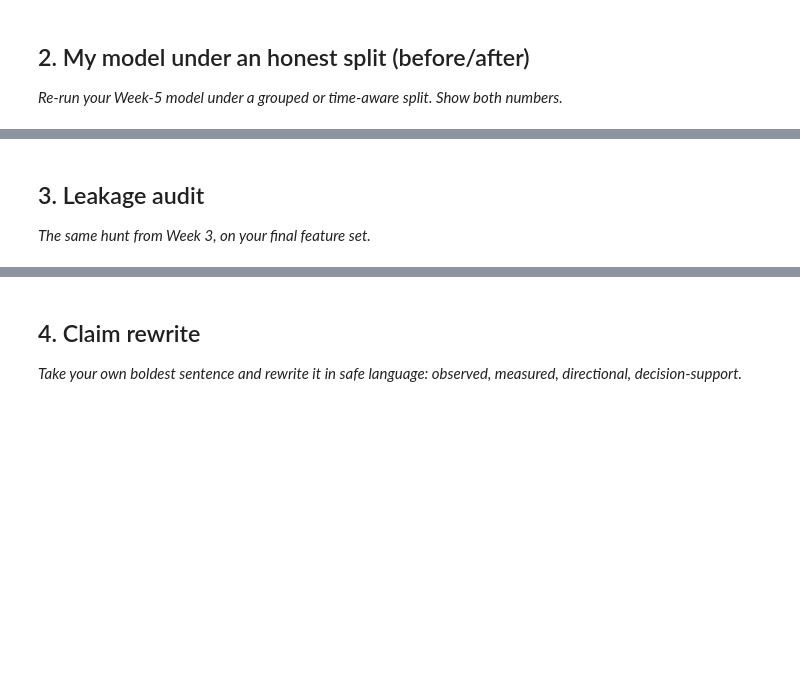
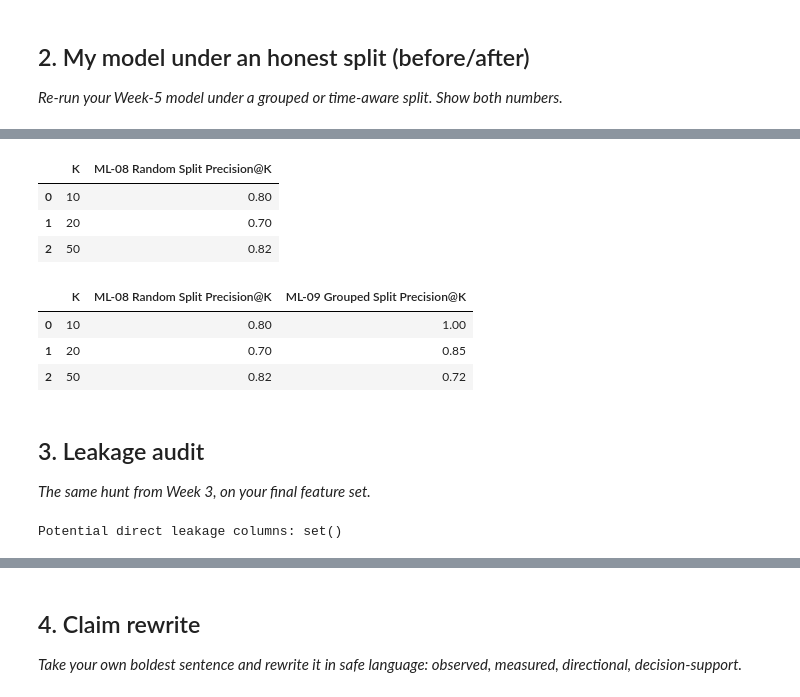
Before and after one commit to Sumit07-git/flyrank-ml-internship, a Jupyter notebook: work/notebooks/w06_validation_audit.ipynb, the cells around one changed output, grey strips where cells are left out. Saved outputs shown, nothing was run; the diff lists cells and outputs as text; code cells hidden in the pictures; blank space fills up the shorter version.

```diff
--- a/work/notebooks/w06_validation_audit.ipynb
+++ b/work/notebooks/w06_validation_audit.ipynb
@@ -12,0 +66,6 @@ This skeleton is yours to fill. Work the sections **in order** — each one has
+# %%
+df["is_declining"] = (
+    df["trend_direction"] == "down"
+).astype(int)
+
+print(df["is_declining"].value_counts())
@@ -23,3 +171,50 @@ This skeleton is yours to fill. Work the sections **in order** — each one has
+# %%
+random_results = []
+
+for k in [10, 20, 50]:
+    random_results.append({
+        "K": k,
+        "ML-08 Random Split Precision@K": precision_at_k(
+            random_test,
+            "model_score",
+            "actual",
+            k
+        )
+    })
+
+random_results_df = pd.DataFrame(random_results)
+
+display(random_results_df)
+# %% [output]
+|  | K | ML-08 Random Split Precision@K |
+| 0 | 10 | 0.80 |
+| 1 | 20 | 0.70 |
+| 2 | 50 | 0.82 |
+# %%
+grouped_results_df = pd.DataFrame([
+    {
+        "K": k,
+        "ML-09 Grouped Split Precision@K": precision_at_k(
+            grouped_test,
+            "model_score",
+            target,
+            k
+        )
+    }
+    for k in [10, 20, 50]
+])
+
+before_after = random_results_df.merge(
+    grouped_results_df,
+    on="K"
+)
+
+display(before_after)
+# %% [output]
+|  | K | ML-08 Random Split Precision@K | ML-09 Grouped Split Precision@K |
+| 0 | 10 | 0.80 | 1.00 |
+| 1 | 20 | 0.70 | 0.85 |
+| 2 | 50 | 0.82 | 0.72 |
 # %% [markdown]
 ## 3. Leakage audit
 
@@ -27,3 +222,25 @@ This skeleton is yours to fill. Work the sections **in order** — each one has
 # %%
 # This cell is for CODE (numbers, a query, a check).
 # Write your text answer in the cell ABOVE this one — typing sentences here breaks Run All.
+
+# Final feature set
+features = [
+    "impressions_90d",
+    "clicks_90d",
+    "sessions_90d",
+    "avg_position",
+    "engagement_rate"
+]
+
+target = "is_declining"
+
+# Check whether target or outcome-derived columns are features
+leakage_columns = set(features).intersection({
+    target,
+    "trend_direction",
+    "trend_pct"
+})
+
+print("Potential direct leakage columns:", leakage_columns)
+# %% [output]
+Potential direct leakage columns: set()
```
Also changed, not shown: parts of 17 cells of this notebook.
